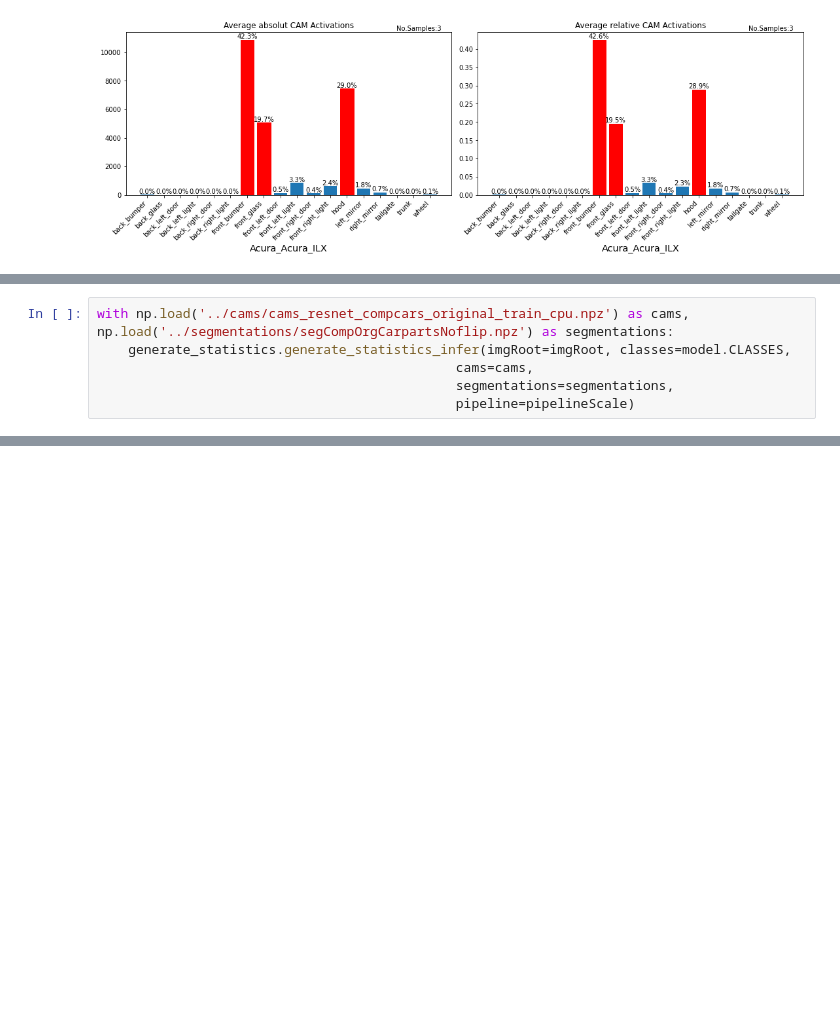
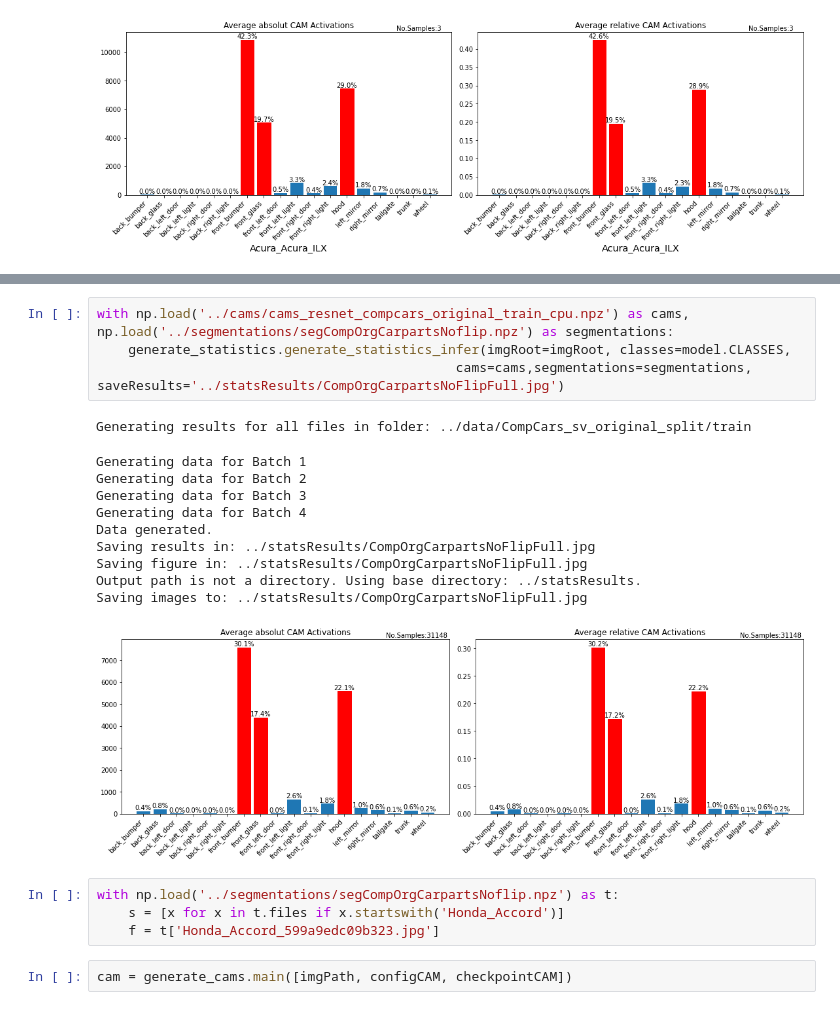
Before and after one commit to L1nusB/XAI-Vehicle-Classification, a Jupyter notebook: notebooks/SegmentationWork.ipynb, the cells around one changed output, grey strips where cells are left out. Cells and saved outputs as stored; diff of their text form; blank space fills up the shorter version.

Commit message:
Gen Stats tested and working with batched functions

```diff
--- a/notebooks/SegmentationWork.ipynb
+++ b/notebooks/SegmentationWork.ipynb
@@ -135,6 +125,0 @@ Generating results for all files in folder: ../data/CompCars_sv_original_split/t
-# %%
-with np.load('../cams/cams_resnet_compcars_original_train_cpu.npz') as cams, np.load('../segmentations/segCompOrgCarpartsNoflip.npz') as segmentations:
-    generate_statistics.generate_statistics_infer(imgRoot=imgRoot, classes=model.CLASSES,
-                                              cams=cams,
-                                              segmentations=segmentations,
-                                              pipeline=pipelineScale)
@@ -146,0 +135,22 @@ a[]
+# %%
+with np.load('../cams/cams_resnet_compcars_original_train_cpu.npz') as cams, np.load('../segmentations/segCompOrgCarpartsNoflip.npz') as segmentations:
+    generate_statistics.generate_statistics_infer(imgRoot=imgRoot, classes=model.CLASSES,
+                                              cams=cams,segmentations=segmentations, saveResults='../statsResults/CompOrgCarpartsNoFlipFull.jpg')
+# %% [output]
+Generating results for all files in folder: ../data/CompCars_sv_original_split/train
+Generating data for Batch 1
+Generating data for Batch 2
+Generating data for Batch 3
+Generating data for Batch 4
+Data generated.
+Saving results in: ../statsResults/CompOrgCarpartsNoFlipFull.jpg
+Saving figure in: ../statsResults/CompOrgCarpartsNoFlipFull.jpg
+Output path is not a directory. Using base directory: ../statsResults.
+Saving images to: ../statsResults/CompOrgCarpartsNoFlipFull.jpg
+[figure, added]
+# %%
+with np.load('../segmentations/segCompOrgCarpartsNoflip.npz') as t:
+    s = [x for x in t.files if x.startswith('Honda_Accord')]
+    f = t['Honda_Accord_599a9edc09b323.jpg']
+# %%
+cam = generate_cams.main([imgPath, configCAM, checkpointCAM])
```
Also changed, not shown: parts of 14 cells of this notebook, 4 other files.
